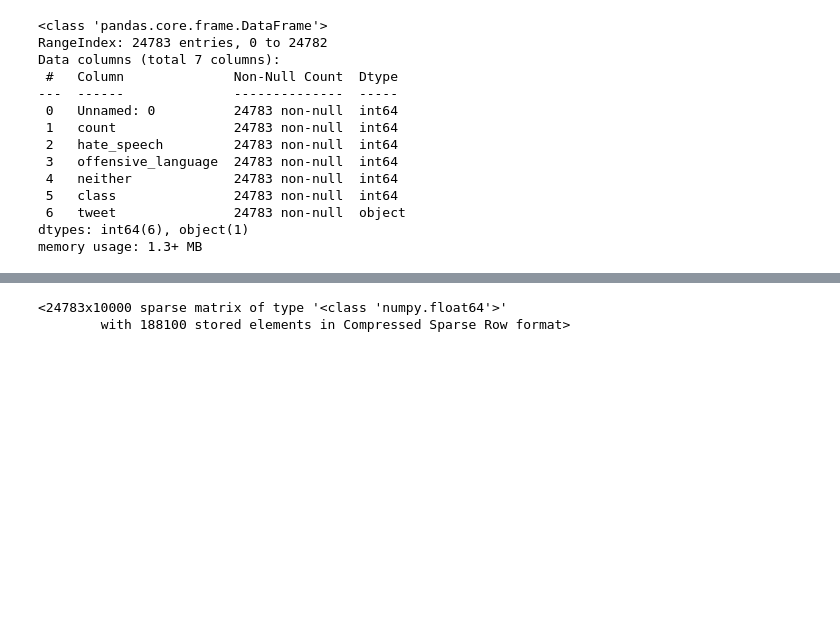
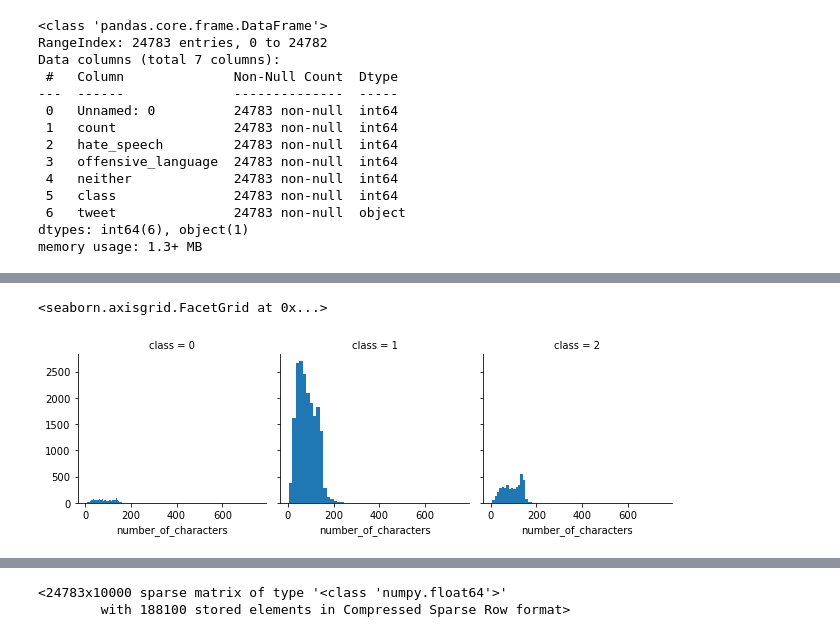
Before and after one commit to djoumessimaxwell/AI-and-Big-Data-project, a Jupyter notebook: project.ipynb, the cells around one changed output, grey strips where cells are left out. Cells and saved outputs as stored; diff of their text form; code cells hidden in the pictures; blank space fills up the shorter version.

```diff
--- a/project.ipynb
+++ b/project.ipynb
@@ -325,0 +162,8 @@ woman complain cleaning house man always take trash
+# %%
+# visualize the number of characters
+
+graph1 = sns.FacetGrid(df2, col = 'class')
+graph1.map(plt.hist, 'number_of_characters', bins = 50)
+# %% [output]
+<seaborn.axisgrid.FacetGrid at 0x...>
+[figure, added]
```
Also changed, not shown: parts of 35 cells of this notebook, 7 other files.
